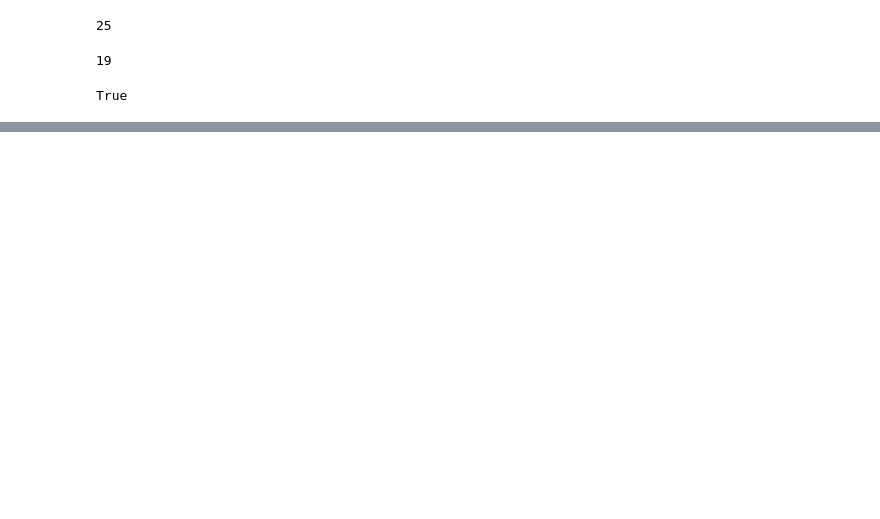
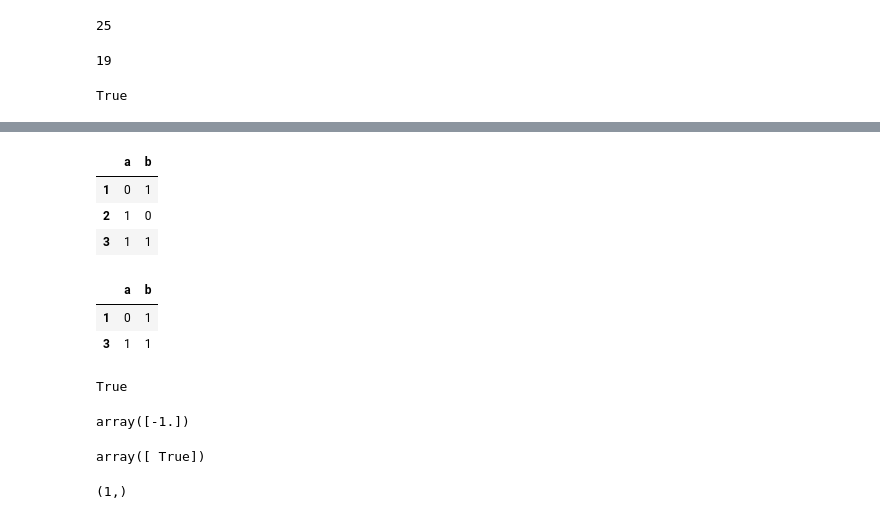
Before and after one commit to oavioz/Louie7Predictors, a Jupyter notebook: metadata_to_vec.ipynb, the cells around one changed output, grey strips where cells are left out. Drawn from its saved outputs; the diff is of its cells as text; code cells hidden in the pictures; blank space fills up the shorter version.

```diff
--- a/metadata_to_vec.ipynb
+++ b/metadata_to_vec.ipynb
@@ -142,0 +131,8 @@ True
+# %%
+dft = pd.DataFrame({'a':[0,0,1,1], 'b':[0,1,0,1]})
+dft[(dft.T != 0).any()]
+# %% [output]
+|  | a | b |
+| 1 | 0 | 1 |
+| 2 | 1 | 0 |
+| 3 | 1 | 1 |
@@ -142,0 +141,6 @@ True
+# %%
+dft1
+# %% [output]
+|  | a | b |
+| 1 | 0 | 1 |
+| 3 | 1 | 1 |
@@ -142,0 +149,16 @@ True
+# %%
+m.any()
+# %% [output]
+True
+# %%
+m
+# %% [output]
+array([-1.])
+# %%
+m == np.array([-1.0])
+# %% [output]
+array([ True])
+# %%
+m.shape
+# %% [output]
+(1,)
```
Also changed, not shown: parts of 15 cells of this notebook, 7 other files.
